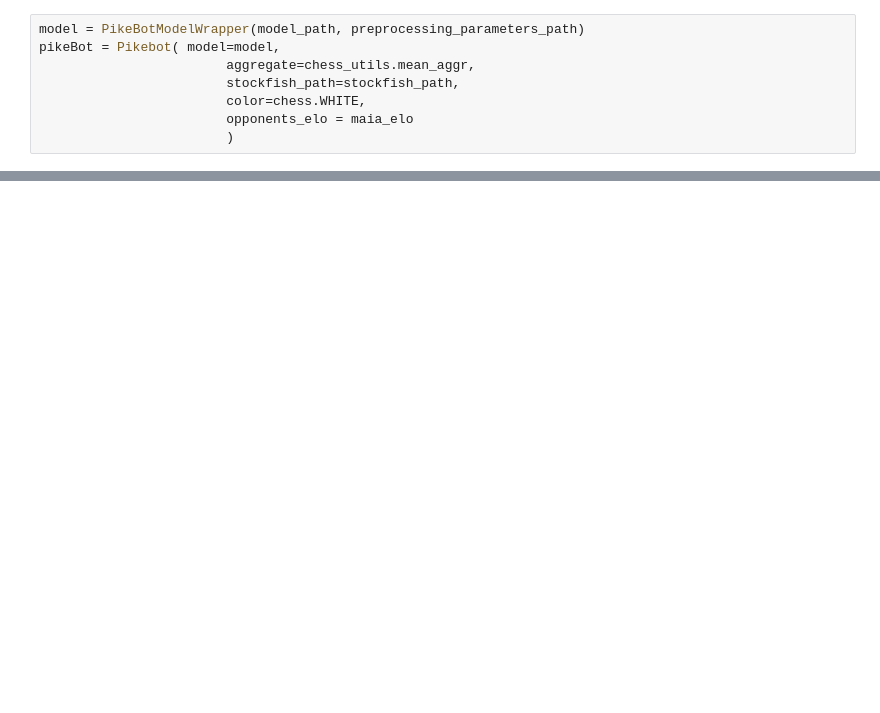
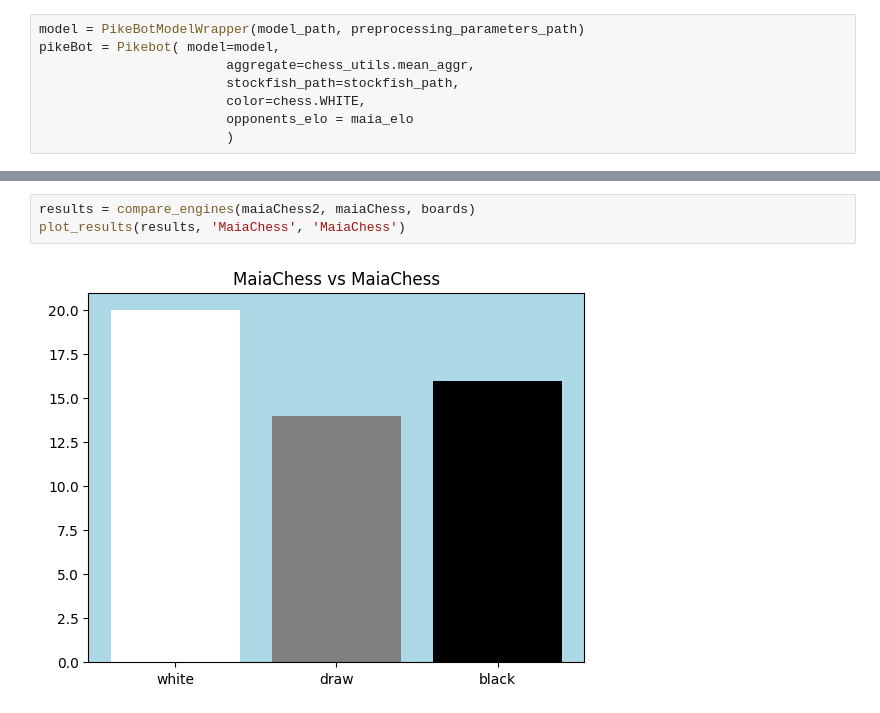
Before and after one commit to MatTheTab/PikeBot, a Jupyter notebook: evaluation/evaluate_engines.ipynb, the cells around one changed output, grey strips where cells are left out. Saved outputs shown, nothing was run; the diff lists cells and outputs as text; blank space fills up the shorter version.

```diff
--- a/evaluation/evaluate_engines.ipynb
+++ b/evaluation/evaluate_engines.ipynb
@@ -101,0 +92,5 @@ White Wins!
+# %%
+results = compare_engines(maiaChess2, maiaChess, boards)
+plot_results(results, 'MaiaChess', 'MaiaChess')
+# %% [output]
+[figure, added]
```
Also changed, not shown: parts of 12 cells of this notebook, 4 other files.
